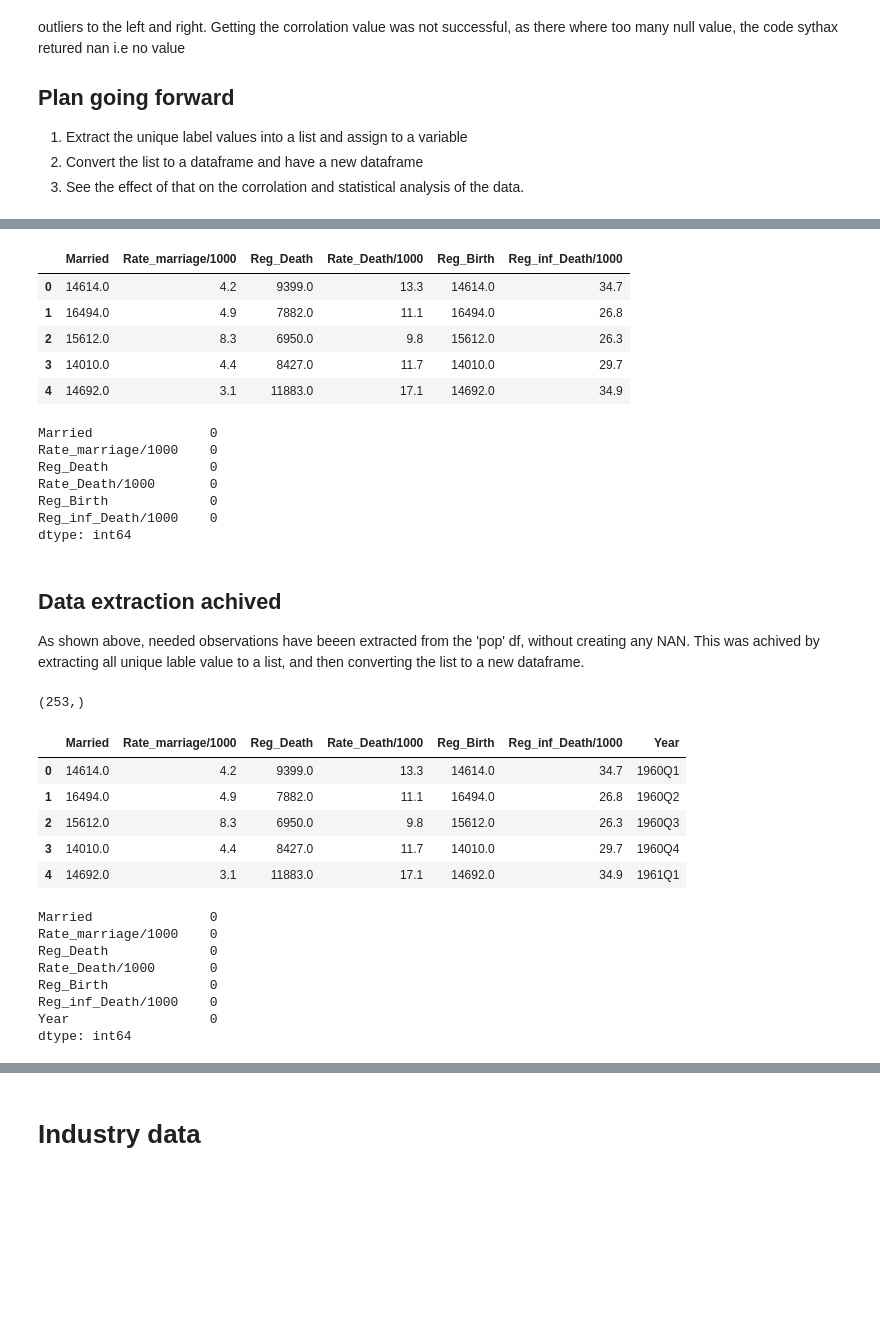
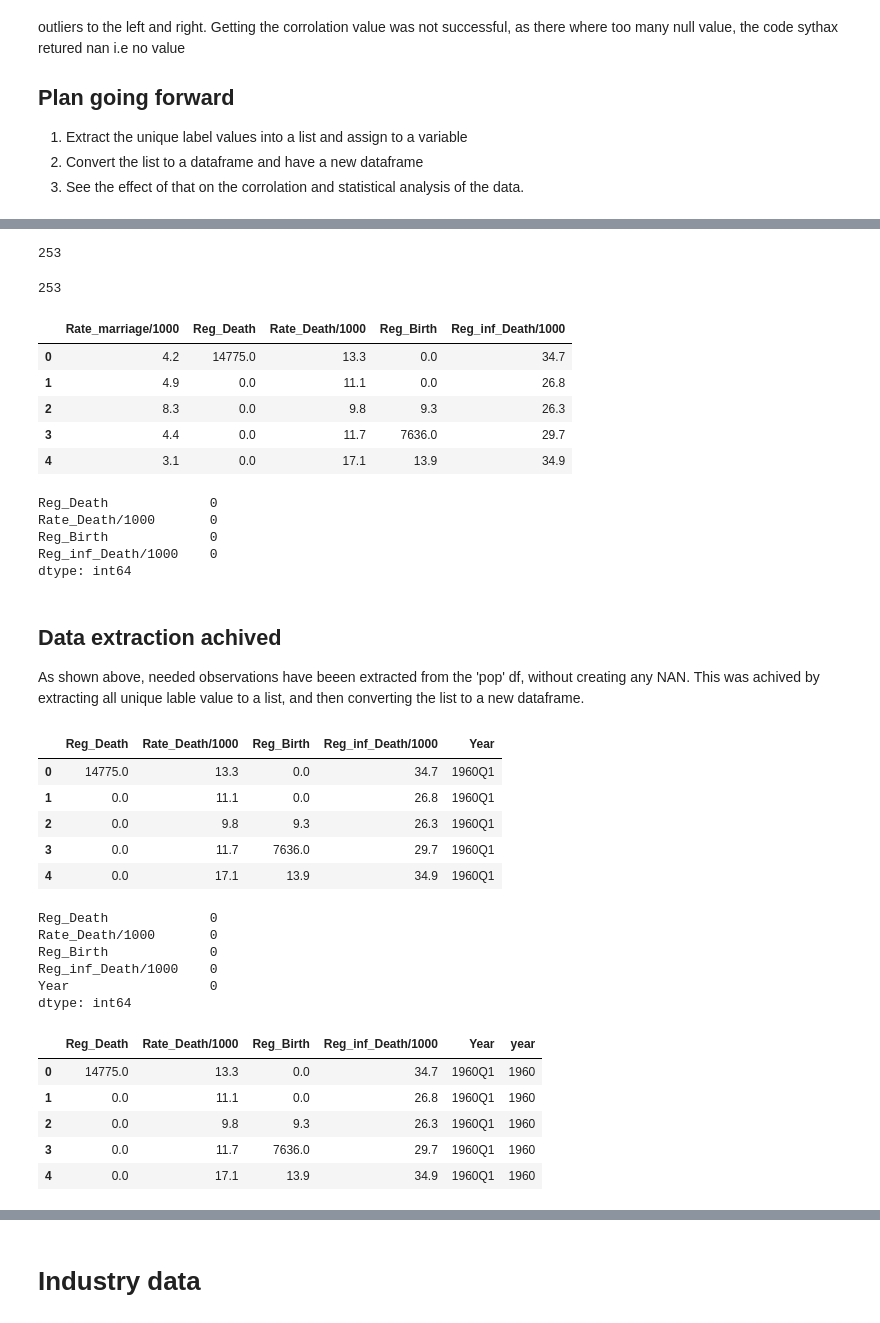
Before and after one commit to Ayomide-ola/Stategic_thinking-CA2, a Jupyter notebook: Population_CA2.ipynb, the cells around one changed output, grey strips where cells are left out. Saved outputs shown, nothing was run; the diff lists cells and outputs as text; code cells hidden in the pictures; blank space fills up the shorter version.

```diff
--- a/Population_CA2.ipynb
+++ b/Population_CA2.ipynb
@@ -386,2 +452,2 @@ rate_Death_list = pop['VALUE'][pop['Statistic Label']=='Death Rate Registered pe
 # %%
-Infant_Death_list = pop['VALUE'][pop['Statistic Label']=='Deaths of Infants under 1 Year Registered per 1000 Births'].tolist()
+Infant_Death_list = POP['VALUE'][POP['Statistic Label']=='Deaths of Infants under 1 Year Registered per 1000 Births'].tolist()
@@ -387,0 +466,8 @@ Infant_Death_list = pop['VALUE'][pop['Statistic Label']=='Deaths of Infants unde
+# %%
+len(rate_Death_list)
+# %% [output]
+253
+# %%
+len(Infant_Death_list)
+# %% [output]
+253
@@ -390,19 +478,19 @@ column_names= ['Married', 'Reg_Death', 'Rate_Death/1000', 'Reg_inf_Death/1000',
 # %%
-POP= pd.DataFrame({'Married':reg_Marriage_list,'Rate_marriage/1000': rate_Marriage_list, 'Reg_Death':reg_death_list,'Rate_Death/1000': rate_Death_list, 'Reg_Birth': reg_Birth_list, 'Reg_inf_Death/1000':Infant_Death_list})
+df= pd.DataFrame({'Rate_marriage/1000': rate_Marriage_list, 'Reg_Death':reg_death_list,'Rate_Death/1000': rate_Death_list, 'Reg_Birth': reg_Birth_list, 'Reg_inf_Death/1000':Infant_Death_list})
 # %%
-POP.head()
+df.head()
 # %% [output]
-|  | Married | Rate_marriage/1000 | Reg_Death | Rate_Death/1000 | Reg_Birth | Reg_inf_Death/1000 |
-| 0 | 14614.0 | 4.2 | 9399.0 | 13.3 | 14614.0 | 34.7 |
-| 1 | 16494.0 | 4.9 | 7882.0 | 11.1 | 16494.0 | 26.8 |
-| 2 | 15612.0 | 8.3 | 6950.0 | 9.8 | 15612.0 | 26.3 |
-| 3 | 14010.0 | 4.4 | 8427.0 | 11.7 | 14010.0 | 29.7 |
-| 4 | 14692.0 | 3.1 | 11883.0 | 17.1 | 14692.0 | 34.9 |
+|  | Rate_marriage/1000 | Reg_Death | Rate_Death/1000 | Reg_Birth | Reg_inf_Death/1000 |
+| 0 | 4.2 | 14775.0 | 13.3 | 0.0 | 34.7 |
+| 1 | 4.9 | 0.0 | 11.1 | 0.0 | 26.8 |
+| 2 | 8.3 | 0.0 | 9.8 | 9.3 | 26.3 |
+| 3 | 4.4 | 0.0 | 11.7 | 7636.0 | 29.7 |
+| 4 | 3.1 | 0.0 | 17.1 | 13.9 | 34.9 |
+# %%
+df.drop(['Rate_marriage/1000'], axis=1, inplace= True)
 # %%
-POP.isnull().sum()
+df.isnull().sum()
 # %% [output]
-Married               0
-Rate_marriage/1000    0
 Reg_Death             0
 Rate_Death/1000       0
 Reg_Birth             0
@@ -411,29 +499,33 @@ dtype: int64
 # %% [markdown]
 ## Data extraction achived
 As shown above, needed observations have beeen extracted from the 'pop' df, without creating any NAN. This was achived by extracting all unique lable value to a list, and then converting the list to a new dataframe.
-# %%
-POP['Married'].shape
-# %% [output]
-(253,)
 # %%
-POP['Year']= pop['Quarter']
+df['Year']= POP['Quarter']
 # %%
-POP.head()
+df.head()
 # %% [output]
-|  | Married | Rate_marriage/1000 | Reg_Death | Rate_Death/1000 | Reg_Birth | Reg_inf_Death/1000 | Year |
-| 0 | 14614.0 | 4.2 | 9399.0 | 13.3 | 14614.0 | 34.7 | 1960Q1 |
-| 1 | 16494.0 | 4.9 | 7882.0 | 11.1 | 16494.0 | 26.8 | 1960Q2 |
-| 2 | 15612.0 | 8.3 | 6950.0 | 9.8 | 15612.0 | 26.3 | 1960Q3 |
-| 3 | 14010.0 | 4.4 | 8427.0 | 11.7 | 14010.0 | 29.7 | 1960Q4 |
-| 4 | 14692.0 | 3.1 | 11883.0 | 17.1 | 14692.0 | 34.9 | 1961Q1 |
+|  | Reg_Death | Rate_Death/1000 | Reg_Birth | Reg_inf_Death/1000 | Year |
+| 0 | 14775.0 | 13.3 | 0.0 | 34.7 | 1960Q1 |
+| 1 | 0.0 | 11.1 | 0.0 | 26.8 | 1960Q1 |
+| 2 | 0.0 | 9.8 | 9.3 | 26.3 | 1960Q1 |
+| 3 | 0.0 | 11.7 | 7636.0 | 29.7 | 1960Q1 |
+| 4 | 0.0 | 17.1 | 13.9 | 34.9 | 1960Q1 |
 # %%
-POP.isnull().sum()
+df.isnull().sum()
 # %% [output]
-Married               0
-Rate_marriage/1000    0
 Reg_Death             0
 Rate_Death/1000       0
 Reg_Birth             0
 Reg_inf_Death/1000    0
 Year                  0
 dtype: int64
+# %%
+df['year'] = df['Year'].str[:-2]
+df.head()
+# %% [output]
+|  | Reg_Death | Rate_Death/1000 | Reg_Birth | Reg_inf_Death/1000 | Year | year |
+| 0 | 14775.0 | 13.3 | 0.0 | 34.7 | 1960Q1 | 1960 |
+| 1 | 0.0 | 11.1 | 0.0 | 26.8 | 1960Q1 | 1960 |
+| 2 | 0.0 | 9.8 | 9.3 | 26.3 | 1960Q1 | 1960 |
+| 3 | 0.0 | 11.7 | 7636.0 | 29.7 | 1960Q1 | 1960 |
+| 4 | 0.0 | 17.1 | 13.9 | 34.9 | 1960Q1 | 1960 |
```
Also changed, not shown: parts of 41 cells of this notebook.
